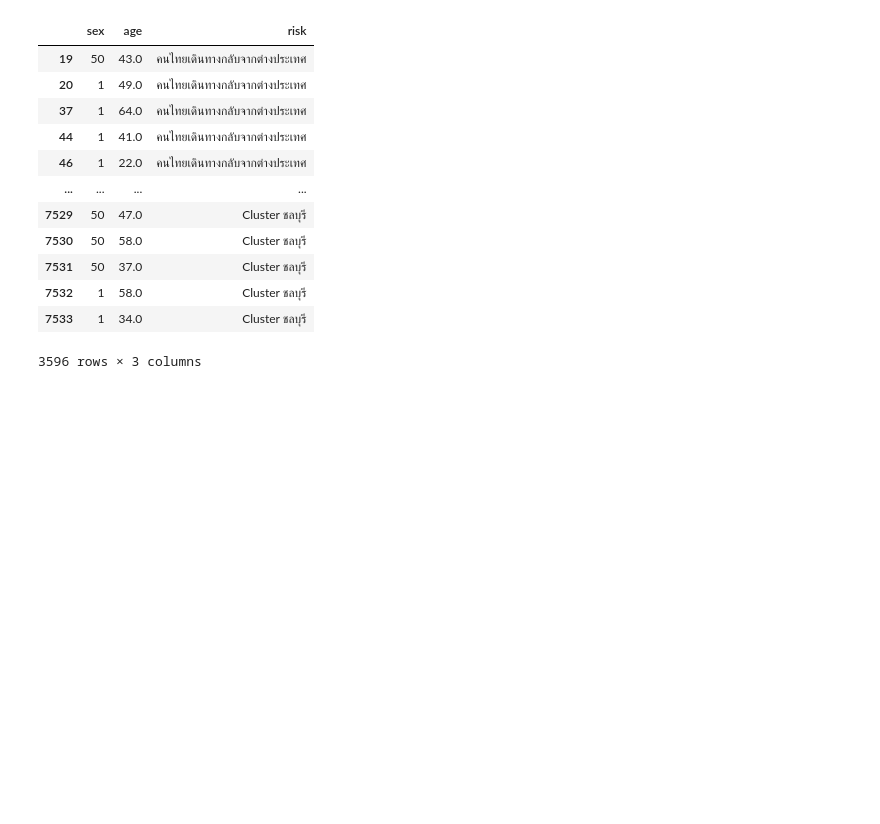
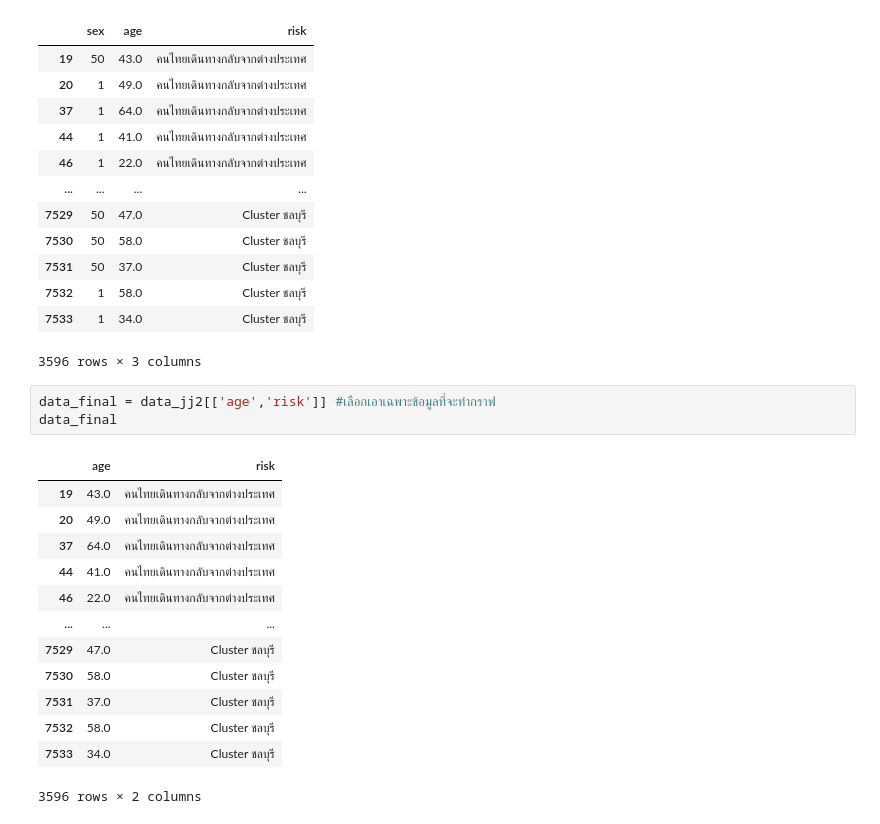
Before and after one commit to SuwareeThammakoonsate/data_viz_2022, a Jupyter notebook: DataViz01_Table_Data.ipynb, the cells around one changed output. Saved outputs shown, nothing was run; the diff lists cells and outputs as text; blank space fills up the shorter version.

```diff
--- a/DataViz01_Table_Data.ipynb
+++ b/DataViz01_Table_Data.ipynb
@@ -341,3 +341,20 @@ data_jj2 #แสดง data_jj2
 | 7532 | 1 | 58.0 | Cluster ชลบุรี |
 | 7533 | 1 | 34.0 | Cluster ชลบุรี |
 3596 rows × 3 columns
+# %%
+data_final = data_jj2[['age','risk']] #เลือกเอาเฉพาะข้อมูลที่จะทำกราฟ
+data_final
+# %% [output]
+|  | age | risk |
+| 19 | 43.0 | คนไทยเดินทางกลับจากต่างประเทศ |
+| 20 | 49.0 | คนไทยเดินทางกลับจากต่างประเทศ |
+| 37 | 64.0 | คนไทยเดินทางกลับจากต่างประเทศ |
+| 44 | 41.0 | คนไทยเดินทางกลับจากต่างประเทศ |
+| 46 | 22.0 | คนไทยเดินทางกลับจากต่างประเทศ |
+| ... | ... | ... |
+| 7529 | 47.0 | Cluster ชลบุรี |
+| 7530 | 58.0 | Cluster ชลบุรี |
+| 7531 | 37.0 | Cluster ชลบุรี |
+| 7532 | 58.0 | Cluster ชลบุรี |
+| 7533 | 34.0 | Cluster ชลบุรี |
+3596 rows × 2 columns
```
Also changed, not shown: parts of 2 cells of this notebook.
